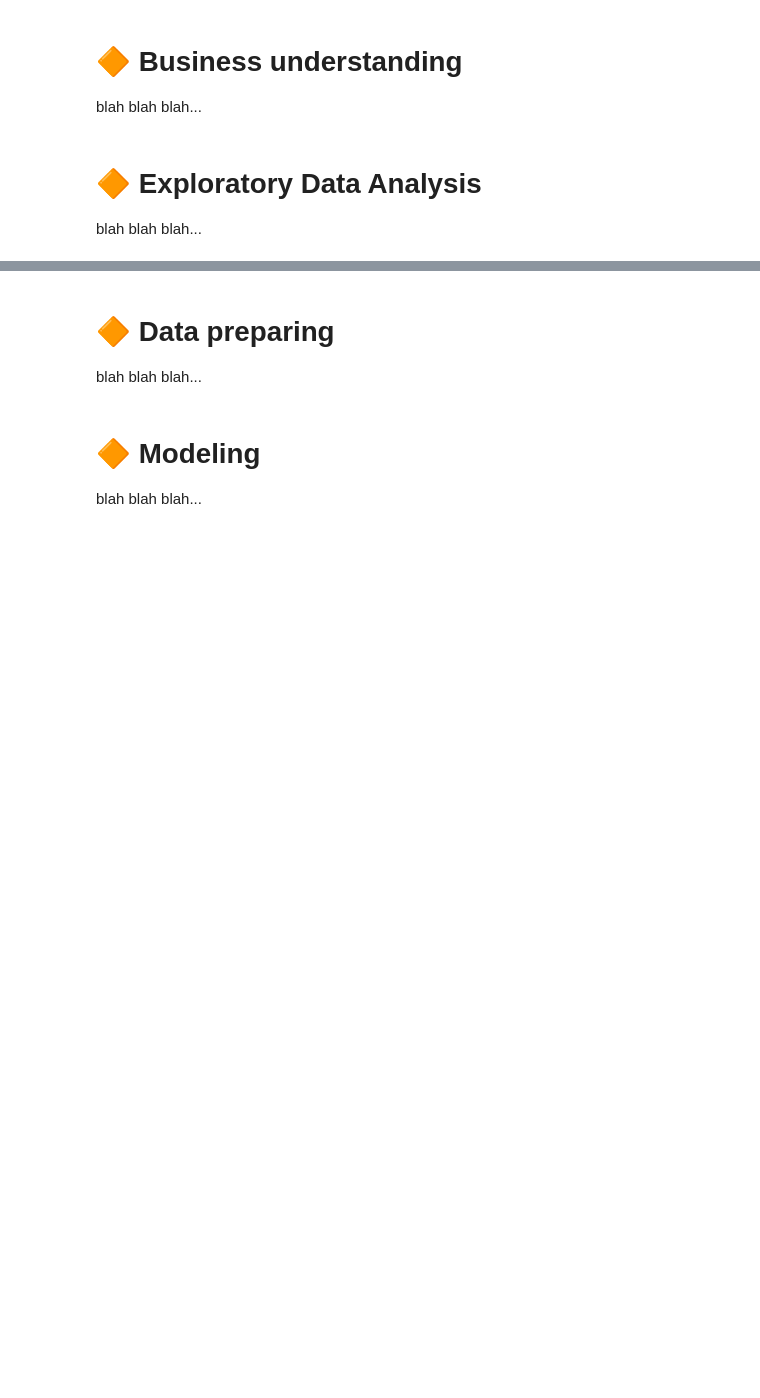
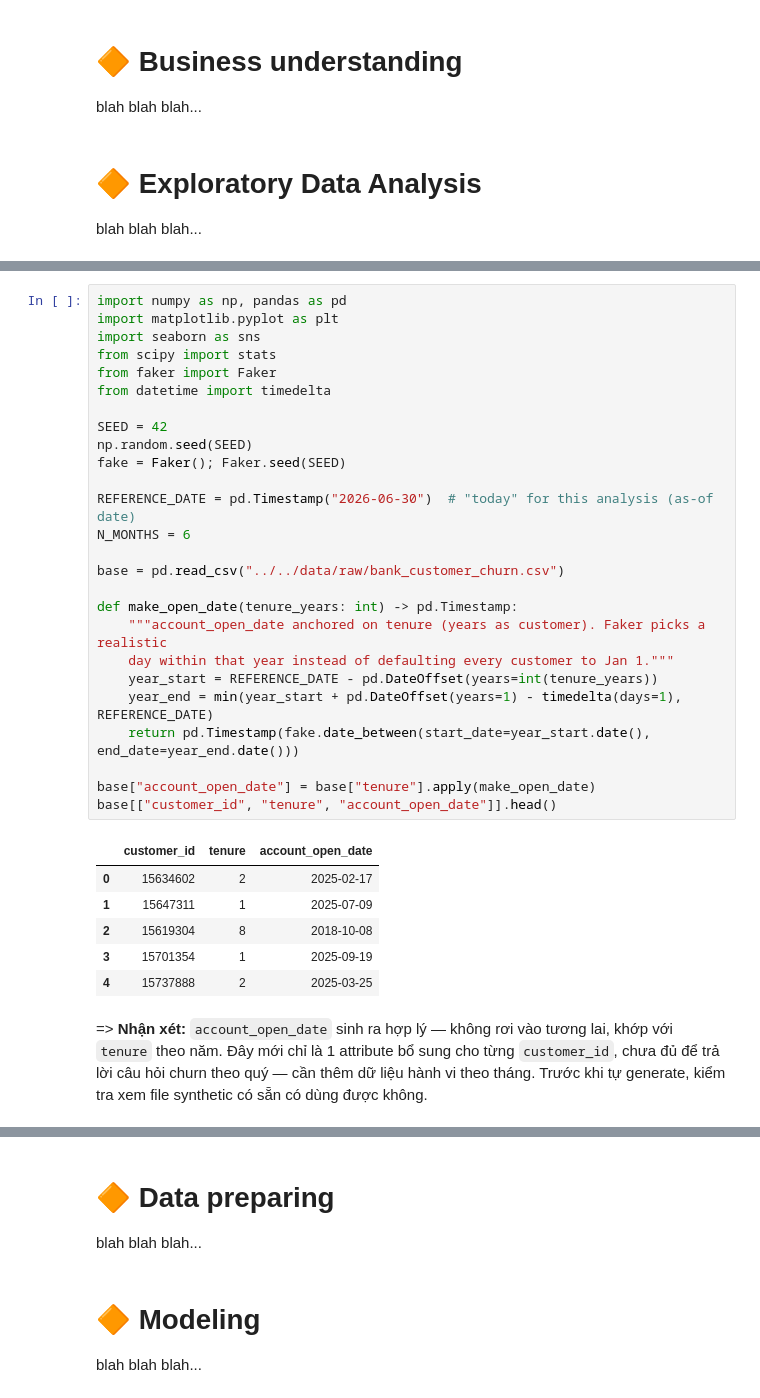
Before and after one commit to sonkd/Churn-Banking-Prediction, a Jupyter notebook: research/notebooks/eda_feature_engineering.ipynb, the cells around one changed output, grey strips where cells are left out. Saved outputs shown, nothing was run; the diff lists cells and outputs as text; blank space fills up the shorter version.

```diff
--- a/research/notebooks/eda_feature_engineering.ipynb
+++ b/research/notebooks/eda_feature_engineering.ipynb
@@ -53,0 +54,35 @@ blah blah blah...
+# %%
+import numpy as np, pandas as pd
+import matplotlib.pyplot as plt
+import seaborn as sns
+from scipy import stats
+from faker import Faker
+from datetime import timedelta
+
+SEED = 42
+np.random.seed(SEED)
+fake = Faker(); Faker.seed(SEED)
+
+REFERENCE_DATE = pd.Timestamp("2026-06-30")  # "today" for this analysis (as-of date)
+N_MONTHS = 6
+
+base = pd.read_csv("../../data/raw/bank_customer_churn.csv")
+
+def make_open_date(tenure_years: int) -> pd.Timestamp:
+    """account_open_date anchored on tenure (years as customer). Faker picks a realistic
+    day within that year instead of defaulting every customer to Jan 1."""
+    year_start = REFERENCE_DATE - pd.DateOffset(years=int(tenure_years))
+    year_end = min(year_start + pd.DateOffset(years=1) - timedelta(days=1), REFERENCE_DATE)
+    return pd.Timestamp(fake.date_between(start_date=year_start.date(), end_date=year_end.date()))
+
+base["account_open_date"] = base["tenure"].apply(make_open_date)
+base[["customer_id", "tenure", "account_open_date"]].head()
+# %% [output]
+|  | customer_id | tenure | account_open_date |
+| 0 | 15634602 | 2 | 2025-02-17 |
+| 1 | 15647311 | 1 | 2025-07-09 |
+| 2 | 15619304 | 8 | 2018-10-08 |
+| 3 | 15701354 | 1 | 2025-09-19 |
+| 4 | 15737888 | 2 | 2025-03-25 |
+# %% [markdown]
+=> **Nhận xét:** `account_open_date` sinh ra hợp lý — không rơi vào tương lai, khớp với `tenure` theo năm. Đây mới chỉ là 1 attribute bổ sung cho từng `customer_id`, chưa đủ để trả lời câu hỏi churn theo quý — cần thêm dữ liệu hành vi theo tháng. Trước khi tự generate, kiểm tra xem file synthetic có sẵn có dùng được không.
```
Also changed, not shown: parts of 33 cells of this notebook, 19 other files.
